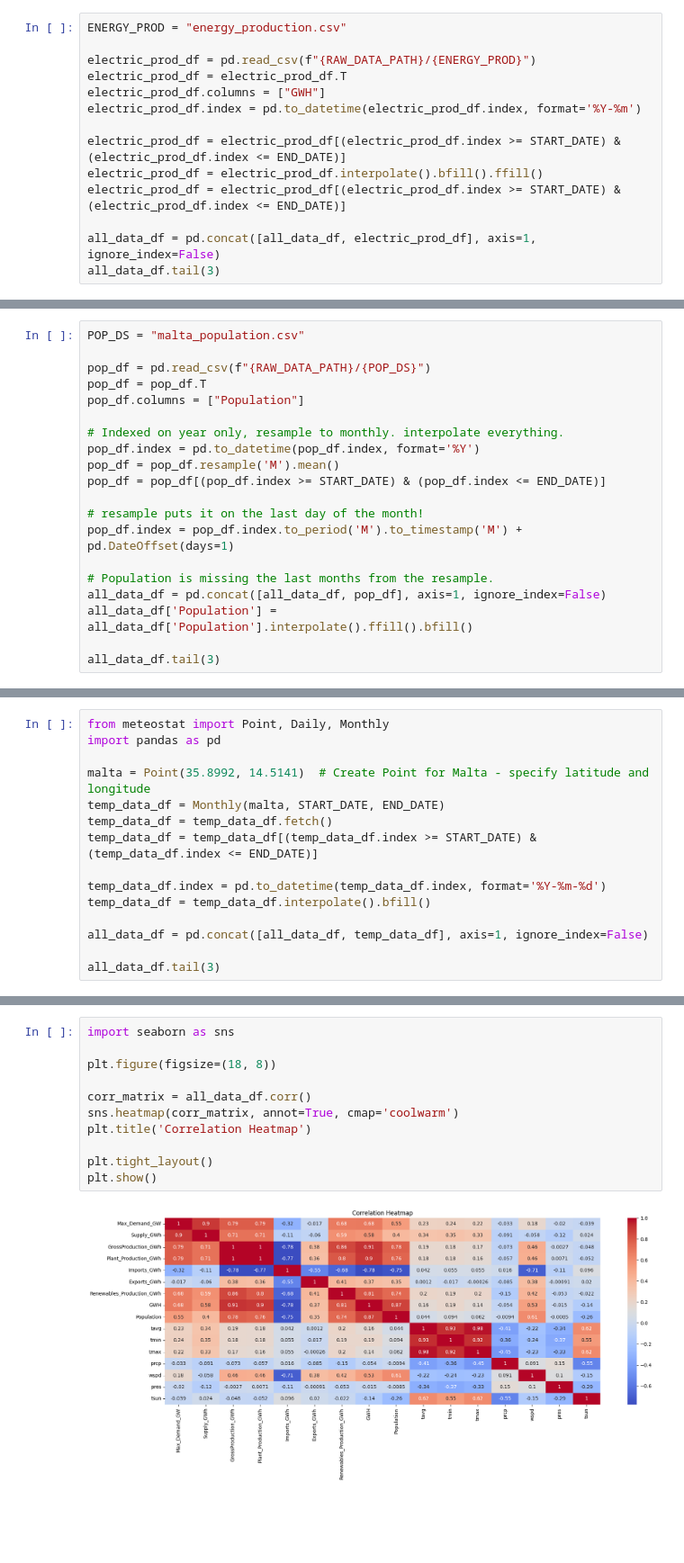
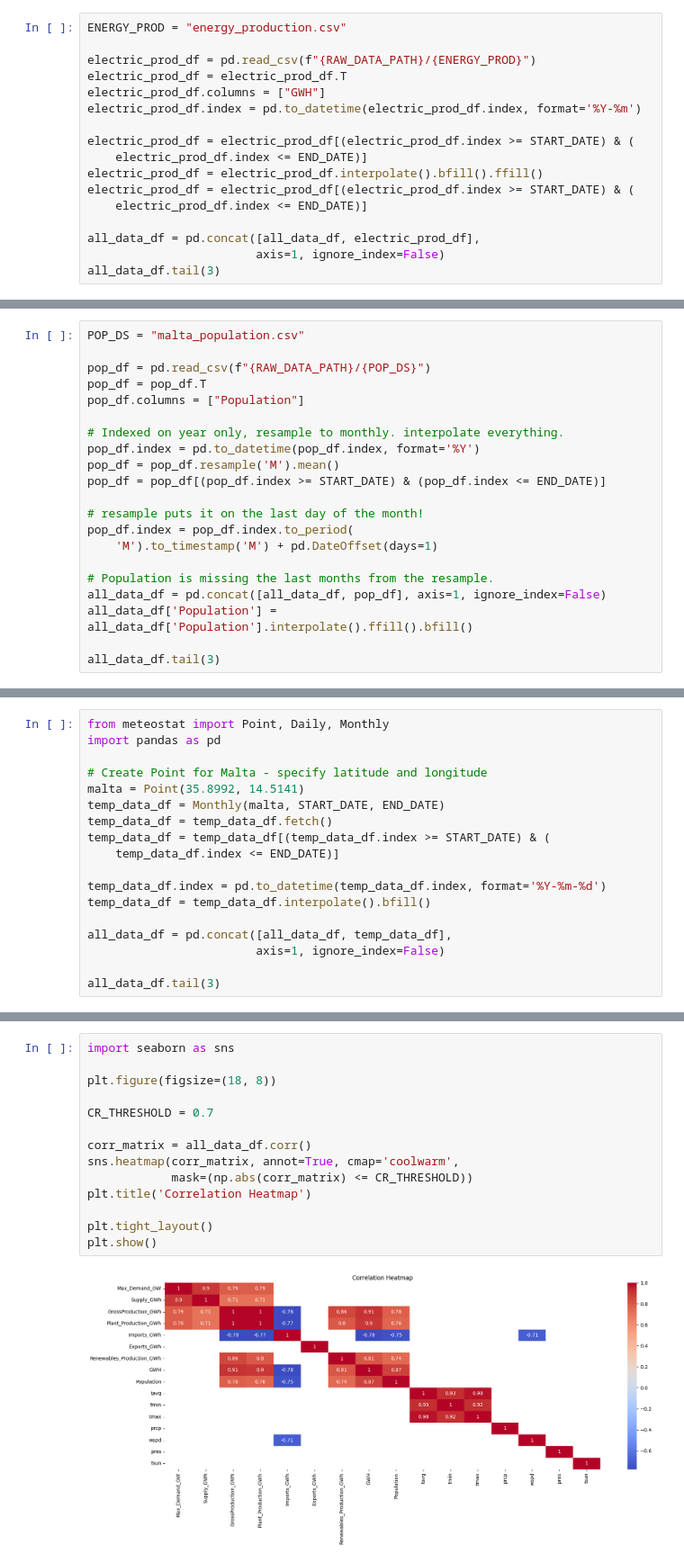
Before and after one commit to ATECO-malta/applied_ml_assignment, a Jupyter notebook: aml_ICS5110.ipynb, the cells around one changed output, grey strips where cells are left out. Shown: that part at 90% size. Drawn from its saved outputs; the diff is of its cells as text; blank space fills up the shorter version.

Commit message:
Including date index and mask for heatmap

```diff
--- a/aml_ICS5110.ipynb
+++ b/aml_ICS5110.ipynb
@@ -118,11 +126,14 @@ electric_prod_df = electric_prod_df.T
 electric_prod_df.columns = ["GWH"]
 electric_prod_df.index = pd.to_datetime(electric_prod_df.index, format='%Y-%m')
 
-electric_prod_df = electric_prod_df[(electric_prod_df.index >= START_DATE) & (electric_prod_df.index <= END_DATE)]
+electric_prod_df = electric_prod_df[(electric_prod_df.index >= START_DATE) & (
+    electric_prod_df.index <= END_DATE)]
 electric_prod_df = electric_prod_df.interpolate().bfill().ffill()
-electric_prod_df = electric_prod_df[(electric_prod_df.index >= START_DATE) & (electric_prod_df.index <= END_DATE)]
+electric_prod_df = electric_prod_df[(electric_prod_df.index >= START_DATE) & (
+    electric_prod_df.index <= END_DATE)]
 
-all_data_df = pd.concat([all_data_df, electric_prod_df], axis=1, ignore_index=False)
+all_data_df = pd.concat([all_data_df, electric_prod_df],
+                        axis=1, ignore_index=False)
 all_data_df.tail(3)
 # %% [output]
 |  | Max_Demand_GW | Supply_GWh | GrossProduction_GWh | Plant_Production_GWh | Imports_GWh | Exports_GWh | ... |
@@ -142,7 +153,8 @@ pop_df = pop_df.resample('M').mean()
 pop_df = pop_df[(pop_df.index >= START_DATE) & (pop_df.index <= END_DATE)]
 
 # resample puts it on the last day of the month!
-pop_df.index = pop_df.index.to_period('M').to_timestamp('M') + pd.DateOffset(days=1)
+pop_df.index = pop_df.index.to_period(
+    'M').to_timestamp('M') + pd.DateOffset(days=1)
 
 # Population is missing the last months from the resample.
 all_data_df = pd.concat([all_data_df, pop_df], axis=1, ignore_index=False)
@@ -158,15 +170,18 @@ all_data_df.tail(3)
 from meteostat import Point, Daily, Monthly
 import pandas as pd
 
-malta = Point(35.8992, 14.5141)  # Create Point for Malta - specify latitude and longitude
+# Create Point for Malta - specify latitude and longitude
+malta = Point(35.8992, 14.5141)
 temp_data_df = Monthly(malta, START_DATE, END_DATE)
 temp_data_df = temp_data_df.fetch()
-temp_data_df = temp_data_df[(temp_data_df.index >= START_DATE) & (temp_data_df.index <= END_DATE)]
+temp_data_df = temp_data_df[(temp_data_df.index >= START_DATE) & (
+    temp_data_df.index <= END_DATE)]
 
 temp_data_df.index = pd.to_datetime(temp_data_df.index, format='%Y-%m-%d')
 temp_data_df = temp_data_df.interpolate().bfill()
 
-all_data_df = pd.concat([all_data_df, temp_data_df], axis=1, ignore_index=False)
+all_data_df = pd.concat([all_data_df, temp_data_df],
+                        axis=1, ignore_index=False)
 
 all_data_df.tail(3)
 # %% [output]
@@ -230,16 +248,19 @@ FutureWarning: The default fill_method='pad' in DataFrame.pct_change is deprecat
 # %%
 import seaborn as sns
 
 plt.figure(figsize=(18, 8))
 
+CR_THRESHOLD = 0.7
+
 corr_matrix = all_data_df.corr()
-sns.heatmap(corr_matrix, annot=True, cmap='coolwarm')
+sns.heatmap(corr_matrix, annot=True, cmap='coolwarm',
+            mask=(np.abs(corr_matrix) <= CR_THRESHOLD))
 plt.title('Correlation Heatmap')
 
 plt.tight_layout()
 plt.show()
 # %% [output]
-[figure, old version]
+[figure, new version]
 # %%
 import pandas as pd
 from sklearn.model_selection import train_test_split
```
Also changed, not shown: parts of 4 cells of this notebook, 4 other files.
